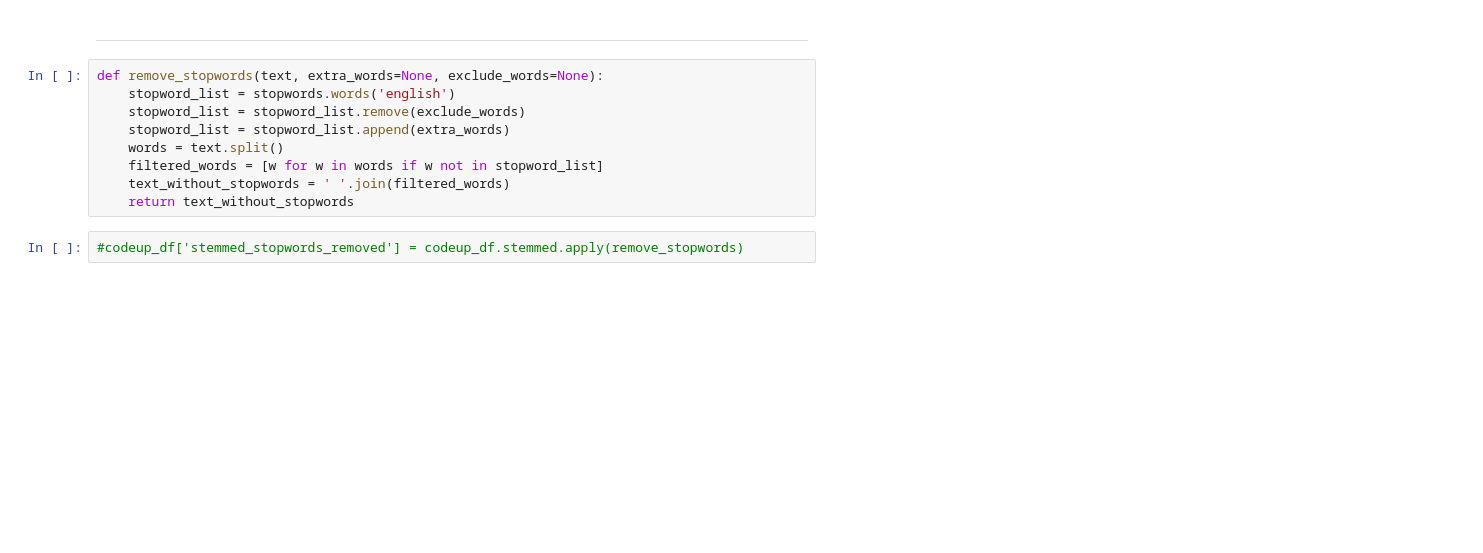
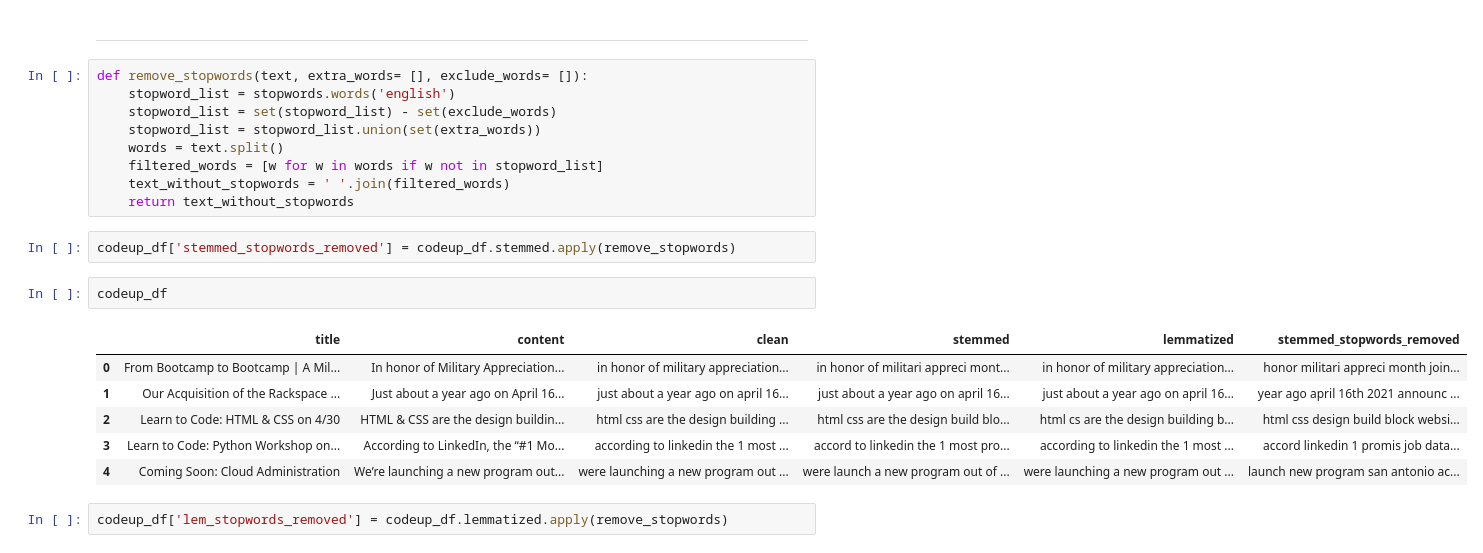
Before and after one commit to NSharick/natural-language-processing-exercises, a Jupyter notebook: prepare.ipynb, the cells around one changed output. Cells and saved outputs as stored; diff of their text form; blank space fills up the shorter version.

```diff
--- a/prepare.ipynb
+++ b/prepare.ipynb
@@ -113,13 +113,24 @@ news_df.head()
 # %% [markdown]
 ---
 # %%
-def remove_stopwords(text, extra_words=None, exclude_words=None):
+def remove_stopwords(text, extra_words= [], exclude_words= []):
     stopword_list = stopwords.words('english')
-    stopword_list = stopword_list.remove(exclude_words)
-    stopword_list = stopword_list.append(extra_words)
+    stopword_list = set(stopword_list) - set(exclude_words)
+    stopword_list = stopword_list.union(set(extra_words))
     words = text.split()
     filtered_words = [w for w in words if w not in stopword_list]
     text_without_stopwords = ' '.join(filtered_words)
     return text_without_stopwords
 # %%
-#codeup_df['stemmed_stopwords_removed'] = codeup_df.stemmed.apply(remove_stopwords)
+codeup_df['stemmed_stopwords_removed'] = codeup_df.stemmed.apply(remove_stopwords)
+# %%
+codeup_df
+# %% [output]
+|  | title | content | clean | stemmed | lemmatized | stemmed_stopwords_removed |
+| 0 | From Bootcamp to Bootcamp | A Mil... | In honor of Military Appreciation... | in honor of military appreciation... | in honor of militari appreci mont... | in honor of military appreciation... | honor militari appreci month join... |
+| 1 | Our Acquisition of the Rackspace ... | Just about a year ago on April 16... | just about a year ago on april 16... | just about a year ago on april 16... | just about a year ago on april 16... | year ago april 16th 2021 announc ... |
+| 2 | Learn to Code: HTML & CSS on 4/30 | HTML & CSS are the design buildin... | html css are the design building ... | html css are the design build blo... | html cs are the design building b... | html css design build block websi... |
+| 3 | Learn to Code: Python Workshop on... | According to LinkedIn, the “#1 Mo... | according to linkedin the 1 most ... | accord to linkedin the 1 most pro... | according to linkedin the 1 most ... | accord linkedin 1 promis job data... |
+| 4 | Coming Soon: Cloud Administration | We’re launching a new program out... | were launching a new program out ... | were launch a new program out of ... | were launching a new program out ... | launch new program san antonio ac... |
+# %%
+codeup_df['lem_stopwords_removed'] = codeup_df.lemmatized.apply(remove_stopwords)
```
Also changed, not shown: parts of 3 cells of this notebook, 1 other file.
